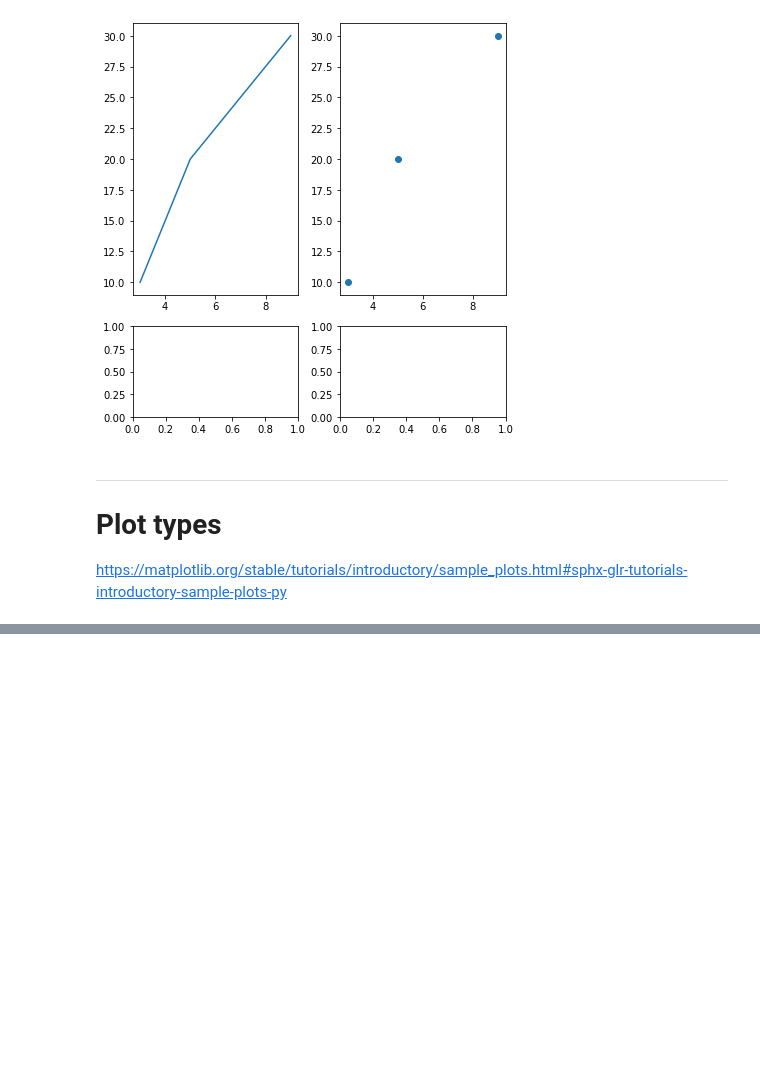
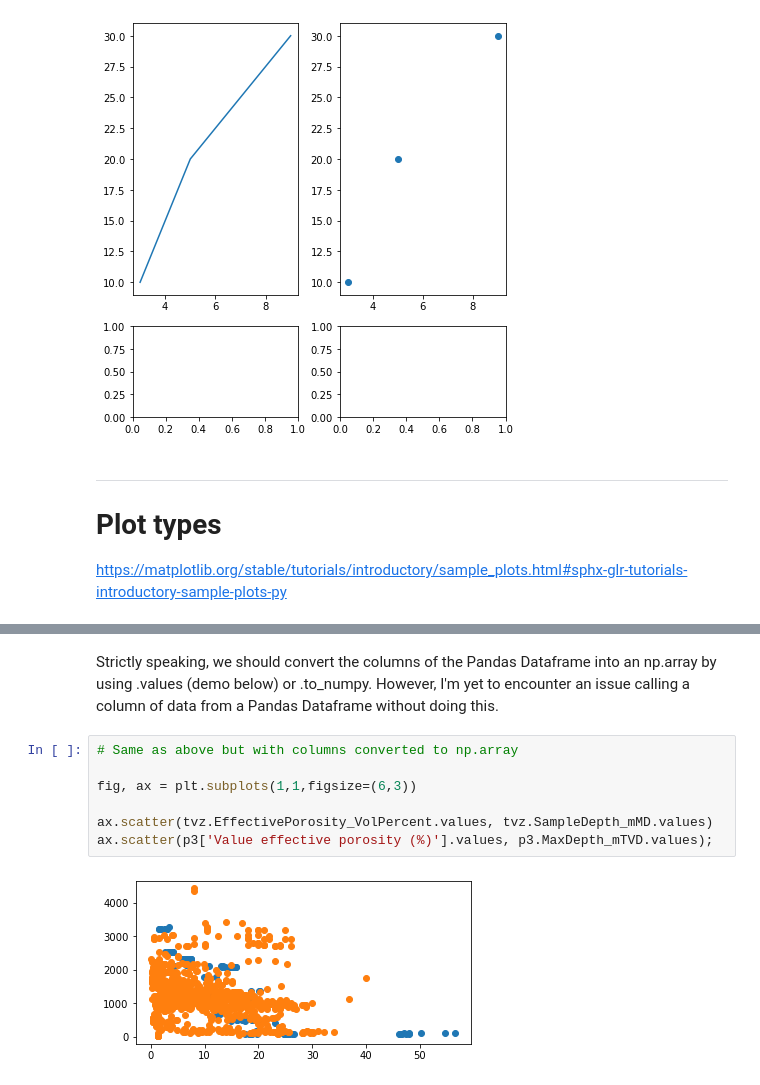
Before and after one commit to ICWallis/tutorial-publication-ready-figures, a Jupyter notebook: 0-introduction.ipynb, the cells around one changed output, grey strips where cells are left out. Saved outputs shown, nothing was run; the diff lists cells and outputs as text; blank space fills up the shorter version.

```diff
--- a/0-introduction.ipynb
+++ b/0-introduction.ipynb
@@ -136,0 +189,11 @@ https://matplotlib.org/stable/tutorials/introductory/sample_plots.html#sphx-glr-
+# %% [markdown]
+Strictly speaking, we should convert the columns of the Pandas Dataframe into an np.array by using .values (demo below) or .to_numpy. However, I'm yet to encounter an issue calling a column of data from a Pandas Dataframe without doing this.
+# %%
+# Same as above but with columns converted to np.array
+
+fig, ax = plt.subplots(1,1,figsize=(6,3))
+
+ax.scatter(tvz.EffectivePorosity_VolPercent.values, tvz.SampleDepth_mMD.values)
+ax.scatter(p3['Value effective porosity (%)'].values, p3.MaxDepth_mTVD.values);
+# %% [output]
+[figure, added]
```
Also changed, not shown: parts of 15 cells of this notebook.
